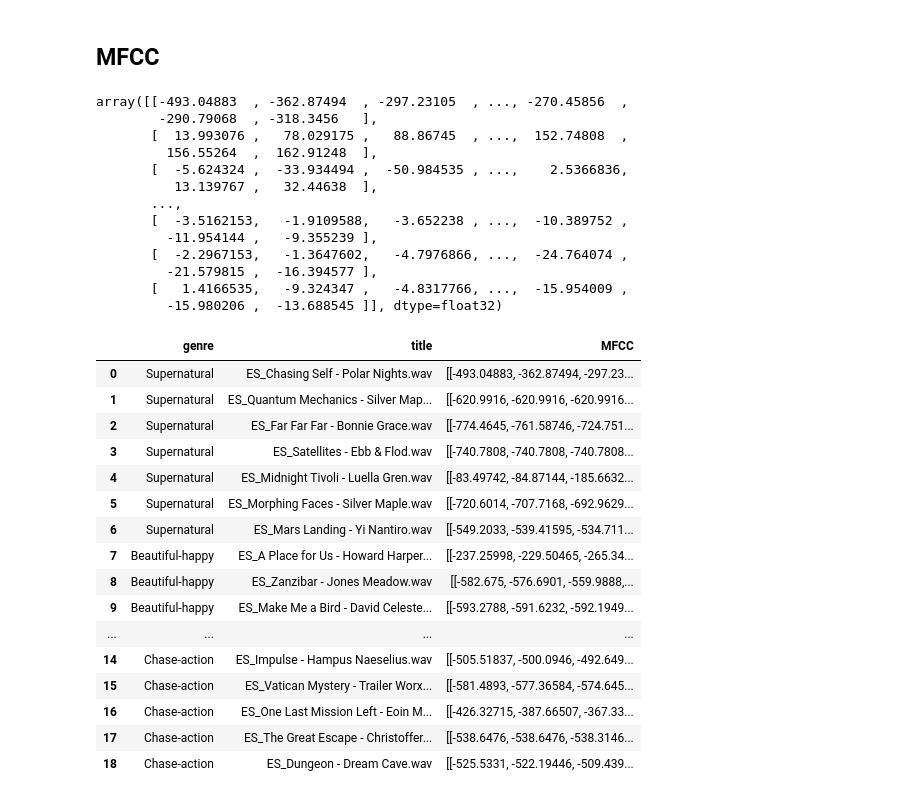
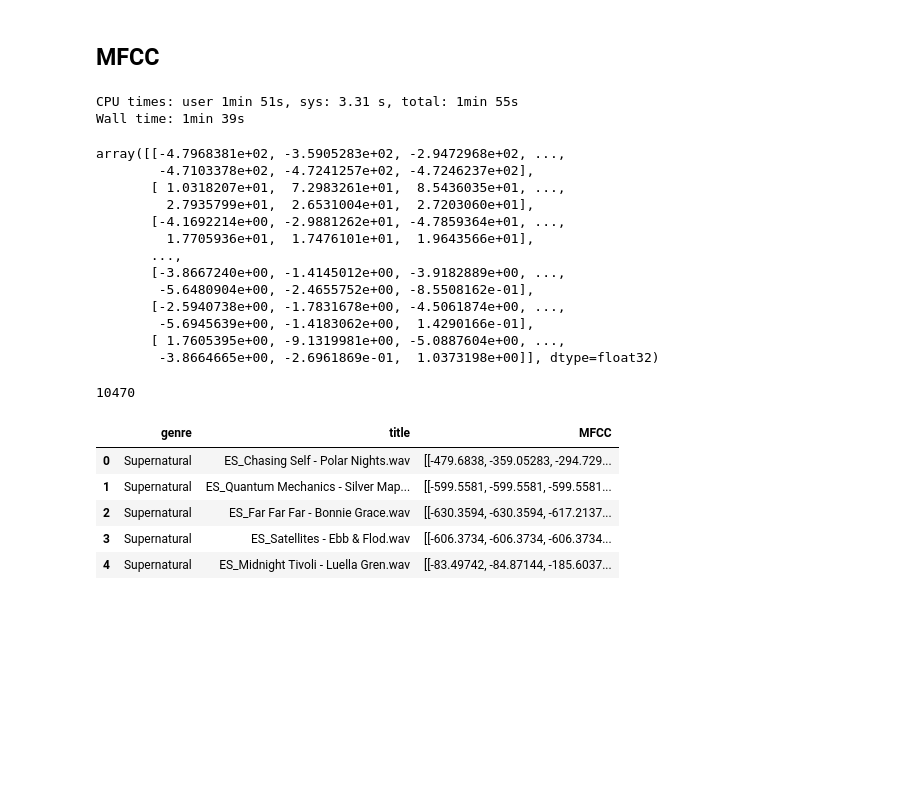
Before and after one commit to Fominayasg/Audio_features_analysis--Music_evokes_cinema, a Jupyter notebook: Pruebas librosa.ipynb, the cells around one changed output. Drawn from its saved outputs; the diff is of its cells as text; code cells hidden in the pictures; blank space fills up the shorter version.

```diff
--- a/Pruebas librosa.ipynb
+++ b/Pruebas librosa.ipynb
@@ -10,7 +10,7 @@ import os
 # %%
 filename = librosa.example('nutcracker')
 # %%
-y, sr = librosa.load(librosa.ex('nutcracker'), duration=15)
+y, sr = librosa.load(librosa.ex('nutcracker'), duration=15, offset=30)
 # %%
 sr
 # %% [output]
@@ -165,6 +226,6 @@ print (songs_dict2)
 # %% [output]
 {'Supernatural': ['ES_Chasing Self - Polar Nights.wav', 'ES_Quantum Mechanics - Silver Maple.wav', 'ES_Far Far Far - Bonnie Grace.wav', 'ES_Satellites - Ebb & Flod.wav', 'ES_Midnight Tivoli - Luella G ...
 # %%
-s = songs_dict2.get(i)
-s
+'''s = songs_dict2.get(i)
+s'''
 # %% [output]
@@ -188,7 +241,6 @@ for i in songs_dict2:
             my_dict = {"title":f"{s}","genre":f"{i}"}
             df = df.append(my_dict, ignore_index=True)
 
-            '''df_prueba.append(my_dict, ignore_index=True)'''
+            df_prueba.append(my_dict, ignore_index=True)
 
-'''df = df.append({"title":f"{s}","genre":f"{i}"}, ignore_index=True)'''
-df
+df = df.append({"title":f"{s}","genre":f"{i}"}, ignore_index=True)
@@ -221,49 +275,45 @@ df
 # %%
 # Create column
 # %%
+%%time
 mfcc = []
 for index, row in df.iterrows():
     path = f"data/{row['genre']}/{row['title']}"
     '''print(path)'''
 
-    y, sr = librosa.load(path, duration=15)
+    y, sr = librosa.load(path)
     mfcc.append(librosa.feature.mfcc(y=y, sr=sr))
 mfcc[0]
 # %% [output]
-array([[-493.04883  , -362.87494  , -297.23105  , ..., -270.45856  ,
-        -290.79068  , -318.3456   ],
-       [  13.993076 ,   78.029175 ,   88.86745  , ...,  152.74808  ,
-         156.55264  ,  162.91248  ],
-       [  -5.624324 ,  -33.934494 ,  -50.984535 , ...,    2.5366836,
-          13.139767 ,   32.44638  ],
-       ...,
-       [  -3.5162153,   -1.9109588,   -3.652238 , ...,  -10.389752 ,
-         -11.954144 ,   -9.355239 ],
-       [  -2.2967153,   -1.3647602,   -4.7976866, ...,  -24.764074 ,
-         -21.579815 ,  -16.394577 ],
-       [   1.4166535,   -9.324347 ,   -4.8317766, ...,  -15.954009 ,
-         -15.980206 ,  -13.688545 ]], dtype=float32)
+CPU times: user 1min 51s, sys: 3.31 s, total: 1min 55s
+Wall time: 1min 39s
+array([[-4.7968381e+02, -3.5905283e+02, -2.9472968e+02, ...,
+        -4.7103378e+02, -4.7241257e+02, -4.7246237e+02],
+       [ 1.0318207e+01,  7.2983261e+01,  8.5436035e+01, ...,
+         2.7935799e+01,  2.6531004e+01,  2.7203060e+01],
+       [-4.1692214e+00, -2.9881262e+01, -4.7859364e+01, ...,
+         1.7705936e+01,  1.7476101e+01,  1.9643566e+01],
+       ...,
+       [-3.8667240e+00, -1.4145012e+00, -3.9182889e+00, ...,
+        -5.6480904e+00, -2.4655752e+00, -8.5508162e-01],
+       [-2.5940738e+00, -1.7831678e+00, -4.5061874e+00, ...,
+        -5.6945639e+00, -1.4183062e+00,  1.4290166e-01],
+       [ 1.7605395e+00, -9.1319981e+00, -5.0887604e+00, ...,
+        -3.8664665e+00, -2.6961869e-01,  1.0373198e+00]], dtype=float32)
+# %%
+len (mfcc[0][0])
+# %% [output]
+10470
 # %%
 df['MFCC'] = mfcc
-df
+df.head()
 # %% [output]
 |  | genre | title | MFCC |
-| 0 | Supernatural | ES_Chasing Self - Polar Nights.wav | [[-493.04883, -362.87494, -297.23... |
-| 1 | Supernatural | ES_Quantum Mechanics - Silver Map... | [[-620.9916, -620.9916, -620.9916... |
-| 2 | Supernatural | ES_Far Far Far - Bonnie Grace.wav | [[-774.4645, -761.58746, -724.751... |
-| 3 | Supernatural | ES_Satellites - Ebb & Flod.wav | [[-740.7808, -740.7808, -740.7808... |
-| 4 | Supernatural | ES_Midnight Tivoli - Luella Gren.wav | [[-83.49742, -84.87144, -185.6632... |
-| 5 | Supernatural | ES_Morphing Faces - Silver Maple.wav | [[-720.6014, -707.7168, -692.9629... |
-| 6 | Supernatural | ES_Mars Landing - Yi Nantiro.wav | [[-549.2033, -539.41595, -534.711... |
-| 7 | Beautiful-happy | ES_A Place for Us - Howard Harper... | [[-237.25998, -229.50465, -265.34... |
-| 8 | Beautiful-happy | ES_Zanzibar - Jones Meadow.wav | [[-582.675, -576.6901, -559.9888,... |
-| 9 | Beautiful-happy | ES_Make Me a Bird - David Celeste... | [[-593.2788, -591.6232, -592.1949... |
-| ... | ... | ... | ... |
-| 14 | Chase-action | ES_Impulse - Hampus Naeselius.wav | [[-505.51837, -500.0946, -492.649... |
-| 15 | Chase-action | ES_Vatican Mystery - Trailer Worx... | [[-581.4893, -577.36584, -574.645... |
-| 16 | Chase-action | ES_One Last Mission Left - Eoin M... | [[-426.32715, -387.66507, -367.33... |
-| 17 | Chase-action | ES_The Great Escape - Christoffer... | [[-538.6476, -538.6476, -538.3146... |
-| 18 | Chase-action | ES_Dungeon - Dream Cave.wav | [[-525.5331, -522.19446, -509.439... |
+| 0 | Supernatural | ES_Chasing Self - Polar Nights.wav | [[-479.6838, -359.05283, -294.729... |
+| 1 | Supernatural | ES_Quantum Mechanics - Silver Map... | [[-599.5581, -599.5581, -599.5581... |
+| 2 | Supernatural | ES_Far Far Far - Bonnie Grace.wav | [[-630.3594, -630.3594, -617.2137... |
+| 3 | Supernatural | ES_Satellites - Ebb & Flod.wav | [[-606.3734, -606.3734, -606.3734... |
+| 4 | Supernatural | ES_Midnight Tivoli - Luella Gren.wav | [[-83.49742, -84.87144, -185.6037... |
 # %%
 #Intento de funcion para features:
 def new_feature(feat,dataframe=df):
```
Also changed, not shown: parts of 39 cells of this notebook, 4 other files.
